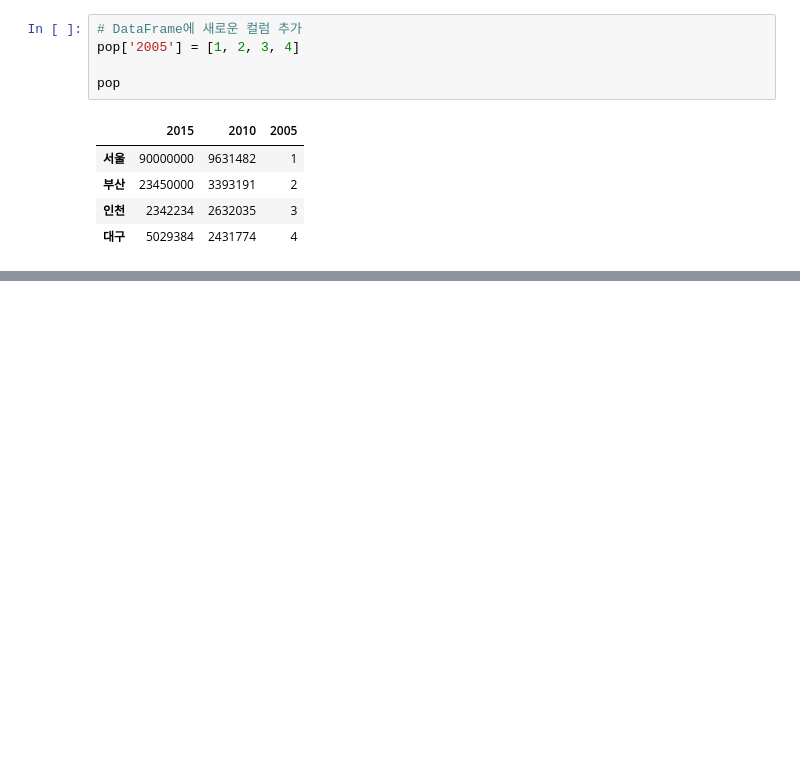
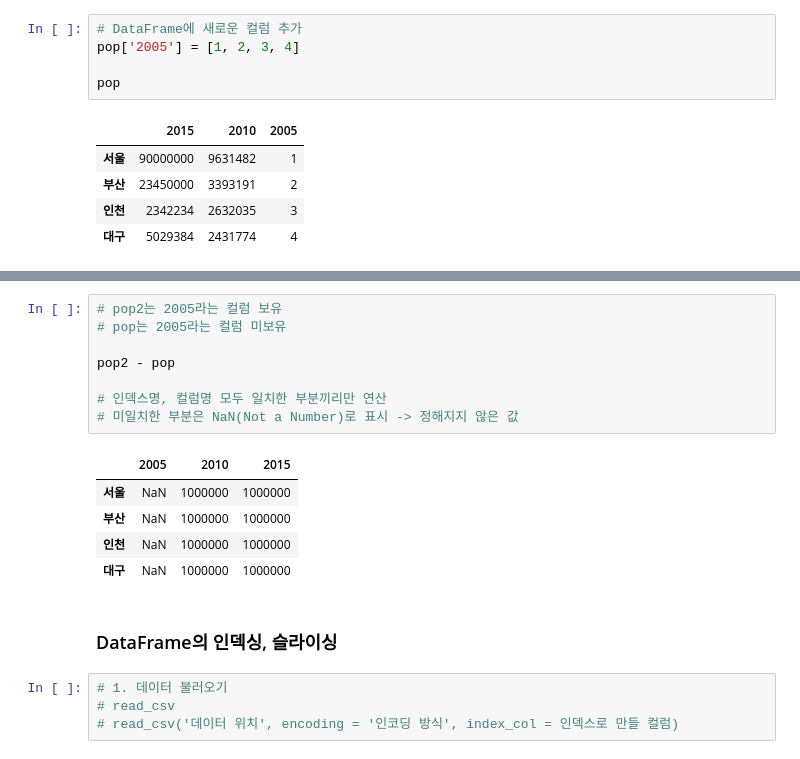
Before and after one commit to hyerimmmmm/SWDataAnalysisClass, a Jupyter notebook: pythonStudy/LIB/Pandas.ipynb, the cells around one changed output, grey strips where cells are left out. Cells and saved outputs as stored; diff of their text form; blank space fills up the shorter version.

```diff
--- a/pythonStudy/LIB/Pandas.ipynb
+++ b/pythonStudy/LIB/Pandas.ipynb
@@ -340,0 +557,20 @@ pop
+# %%
+# pop2는 2005라는 컬럼 보유
+# pop는 2005라는 컬럼 미보유
+
+pop2 - pop
+
+# 인덱스명, 컬럼명 모두 일치한 부분끼리만 연산
+# 미일치한 부분은 NaN(Not a Number)로 표시 -> 정해지지 않은 값
+# %% [output]
+|  | 2005 | 2010 | 2015 |
+| 서울 | NaN | 1000000 | 1000000 |
+| 부산 | NaN | 1000000 | 1000000 |
+| 인천 | NaN | 1000000 | 1000000 |
+| 대구 | NaN | 1000000 | 1000000 |
+# %% [markdown]
+### DataFrame의 인덱싱, 슬라이싱
+# %%
+# 1. 데이터 불러오기
+# read_csv
+# read_csv('데이터 위치', encoding = '인코딩 방식', index_col = 인덱스로 만들 컬럼)
```
Also changed, not shown: parts of 26 cells of this notebook.
